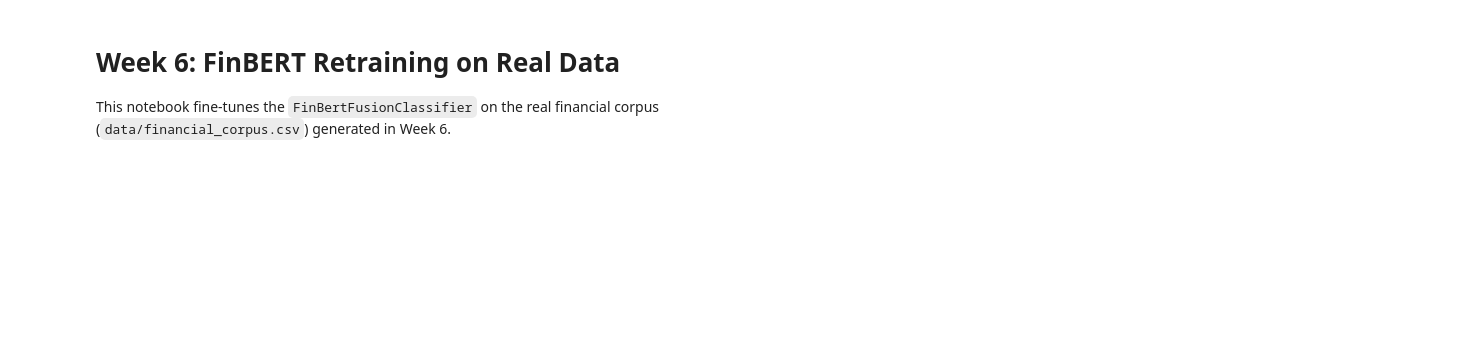
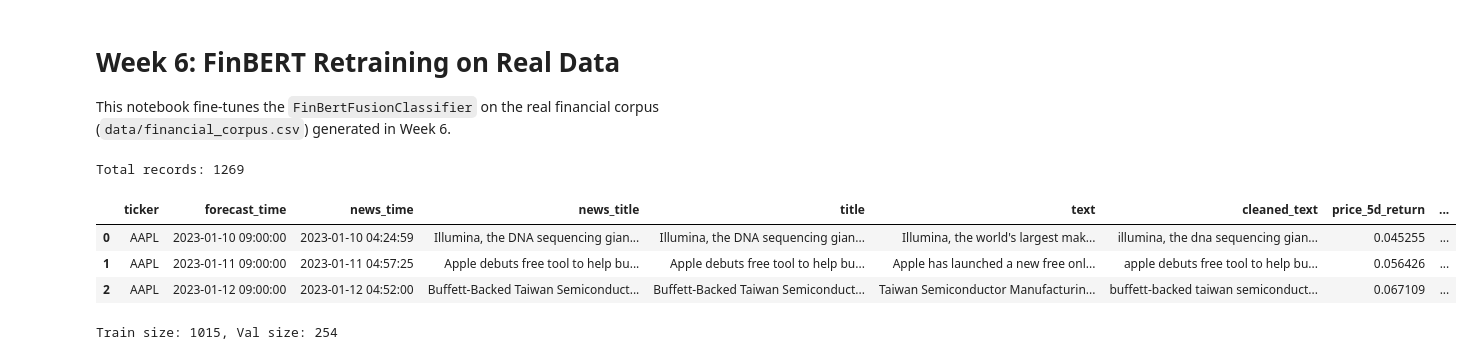
Before and after one commit to CatHuyuH24/Agentic-AI-in-SDLC, a Jupyter notebook: notebooks/week6_finbert_retraining.ipynb, the cells around one changed output. Drawn from its saved outputs; the diff is of its cells as text; code cells hidden in the pictures; blank space fills up the shorter version.

```diff
--- a/notebooks/week6_finbert_retraining.ipynb
+++ b/notebooks/week6_finbert_retraining.ipynb
@@ -17,9 +17,15 @@ import pickle
 import os
 # %%
 # 1. Load Data
-df = pd.read_csv('../data/financial_corpus.csv')
+df = pd.read_csv('./financial_corpus.csv')
 print(f"Total records: {len(df)}")
 df.head(3)
+# %% [output]
+Total records: 1269
+|  | ticker | forecast_time | news_time | news_title | title | text | cleaned_text | price_5d_return | ... |
+| 0 | AAPL | 2023-01-10 09:00:00 | 2023-01-10 04:24:59 | Illumina, the DNA sequencing gian... | Illumina, the DNA sequencing gian... | Illumina, the world's largest mak... | illumina, the dna sequencing gian... | 0.045255 | ... |
+| 1 | AAPL | 2023-01-11 09:00:00 | 2023-01-11 04:57:25 | Apple debuts free tool to help bu... | Apple debuts free tool to help bu... | Apple has launched a new free onl... | apple debuts free tool to help bu... | 0.056426 | ... |
+| 2 | AAPL | 2023-01-12 09:00:00 | 2023-01-12 04:52:00 | Buffett-Backed Taiwan Semiconduct... | Buffett-Backed Taiwan Semiconduct... | Taiwan Semiconductor Manufacturin... | buffett-backed taiwan semiconduct... | 0.067109 | ... |
 # %%
 # Encode labels
 # UP = 2, DOWN = 0, HOLD = 1
@@ -34,6 +40,8 @@ train_df, val_df = train_test_split(
     random_state=42
 )
 print(f"Train size: {len(train_df)}, Val size: {len(val_df)}")
+# %% [output]
+Train size: 1015, Val size: 254
 # %%
 # 2. Dataset and Tokenizer
 tokenizer = AutoTokenizer.from_pretrained("ProsusAI/finbert")
```
Also changed, not shown: parts of 5 cells of this notebook.
